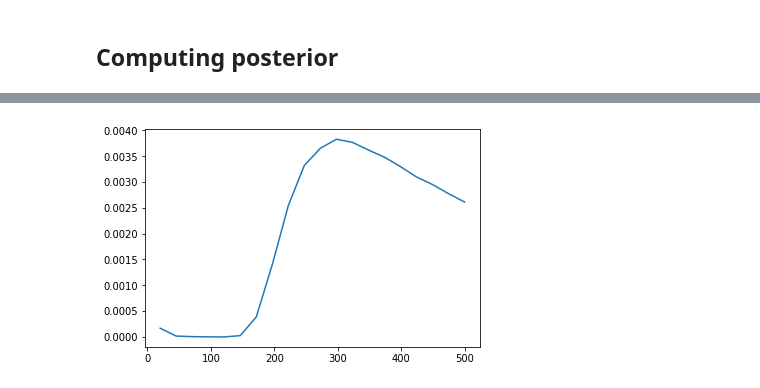
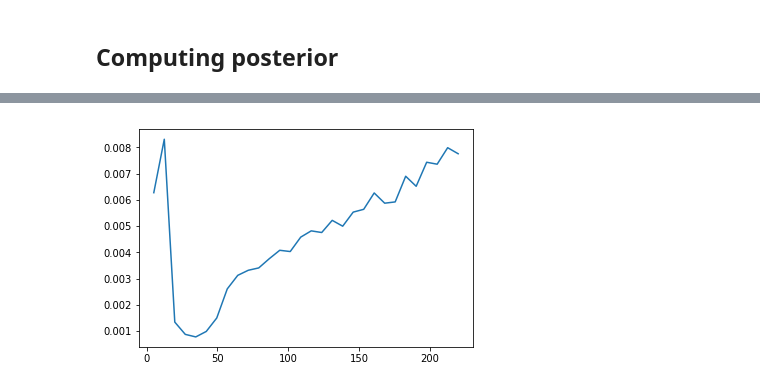
Before and after one commit to CosmoStatGW/DarkSirensStat, a Jupyter notebook: notebooks/Xi0Stat_tutorial.ipynb, the cells around one changed output, grey strips where cells are left out. Saved outputs shown, nothing was run; the diff lists cells and outputs as text; code cells hidden in the pictures.

```diff
--- a/notebooks/Xi0Stat_tutorial.ipynb
+++ b/notebooks/Xi0Stat_tutorial.ipynb
@@ -145,10 +198,17 @@ myGWgal = GWgal(gals, O2)
 ## Computing posterior
 # %%
 # Compute likelihood for H0 on a grid
-H0grid = np.linspace(20, 300, 40)
+H0grid = np.linspace(5, 220, 30)
+#H0grid = np.linspace(70, 70, 1)
+#Xi0grid = np.linspace(0.3,10,60)
 Xi0grid = np.linspace(1,1,1)
+
+#If false, use diracs
 myGWgal._galRedshiftErrors = True
 
+# 400 gives reasonable but noisy results. Will need >> 10k for production
+myGWgal.nHomSamples = 1600
 
-liks = myGWgal.get_lik(H0s=H0grid, Xi0s=Xi0grid, n=1.91)
+
+liks = myGWgal.get_lik(H0s=H0grid, Xi0s=Xi0grid, n=nGlob)
 # %% [output]
@@ -181,0 +287,30 @@ for key, val in liks.items():
+# %%
+
+
+lik = np.squeeze(np.ones((H0grid.size, Xi0grid.size)))
+bet = np.squeeze(np.ones((H0grid.size, Xi0grid.size)))
+
+for key, val in liks.items():
+
+    r, _, _, _ = O2[key].find_r_loc()
+    #d = O2[key].d_max()
+    d = r*1.5
+    beta = 1 / np.array([Xi(z_from_dLGW(d, Xi0=Xi0, n=nGlob, H0 = 70), Xi0, n=nGlob)*(1+z_from_dLGW(d, Xi0=Xi0, n=nGlob, H0 = 70)) for Xi0 in Xi0grid])**3
+    #beta = 1 / (1+np.array([z_from_dLGW(r*1.5, Xi0=Xi0, n=nGlob, H0 = 70) for Xi0 in Xi0grid]))**3
+    #plt.figure(figsize=(20,10))
+    plt.plot(Xi0grid, val[0]/beta)
+    plt.plot(Xi0grid, 1*val[1]/beta)
+    plt.plot(Xi0grid, (val[0]+1*val[1])/beta)
+
+    plt.legend(["Cat term", "Hom term", "Sum"])
+    plt.title( key + " band=" + band + " L_cut=" + str(Lcut) )
+    plt.show()
+
+
+    lik *= (val[0] + val[1] )
+    bet *= beta
+
+
+norm=np.trapz(lik/bet, Xi0grid)
+plt.plot(Xi0grid, lik/bet/norm)
+plt.show()
@@ -182,18 +330,18 @@ for key, val in liks.items():
 # %%
 # # Plot the posterior with beta=H0^3
 # plt.imshow(lik, extent=[Xi0grid[0],Xi0grid[-1],H0grid[0],H0grid[-1]])
 # plt.colorbar()
 
 
 # plt.show()
 
 
 # norm=np.trapz(lik[:,0]/H0grid**3, H0grid)
 # plt.plot(H0grid, lik[:,0]/H0grid**3/norm)
 # plt.show()
 
-norm=np.trapz((lik_hom+lik_inhom)/H0grid**6, H0grid)
-plt.plot(H0grid, (lik_hom+lik_inhom)/H0grid**6/norm)
+norm=np.trapz(lik/bet, H0grid)
+plt.plot(H0grid, lik/bet/norm)
 plt.show()
 # %% [output]
-[figure, old version]
+[figure, new version]
```
Also changed, not shown: parts of 21 cells of this notebook, 6 other files.
